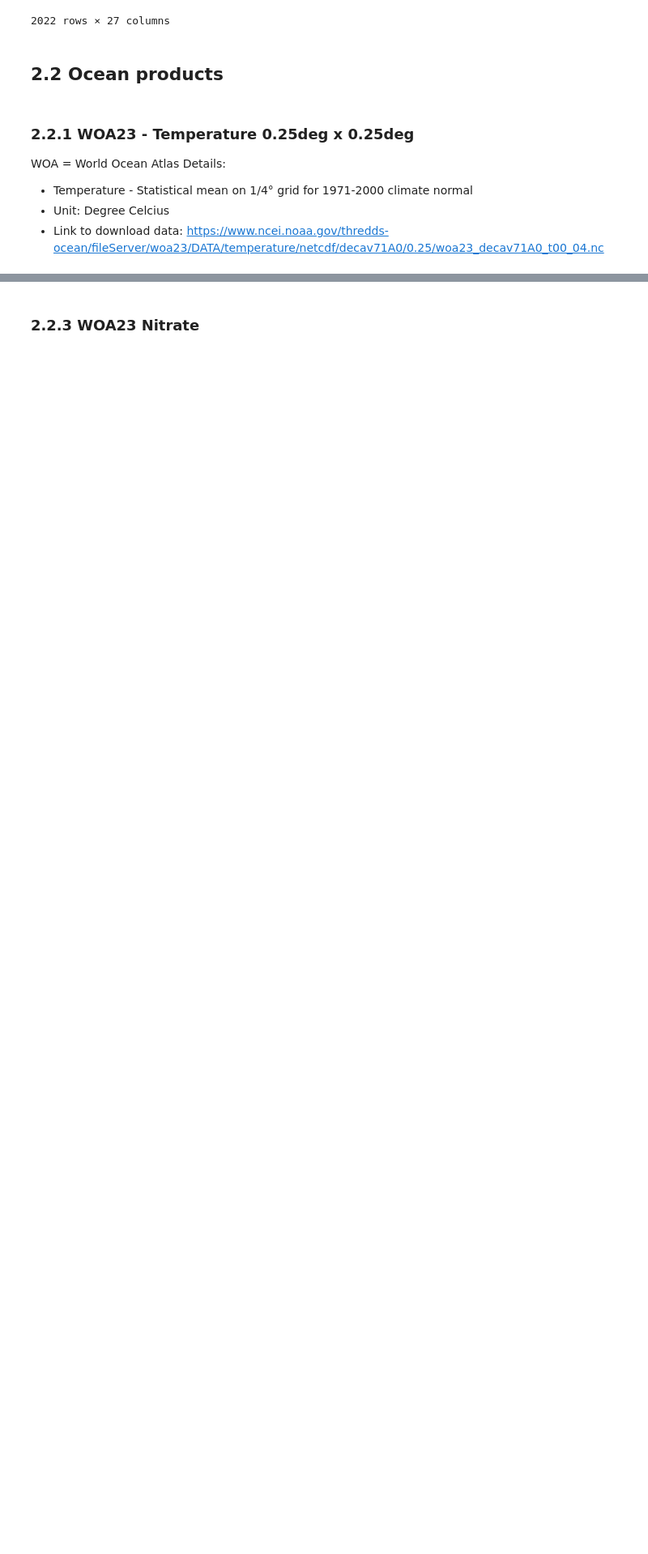
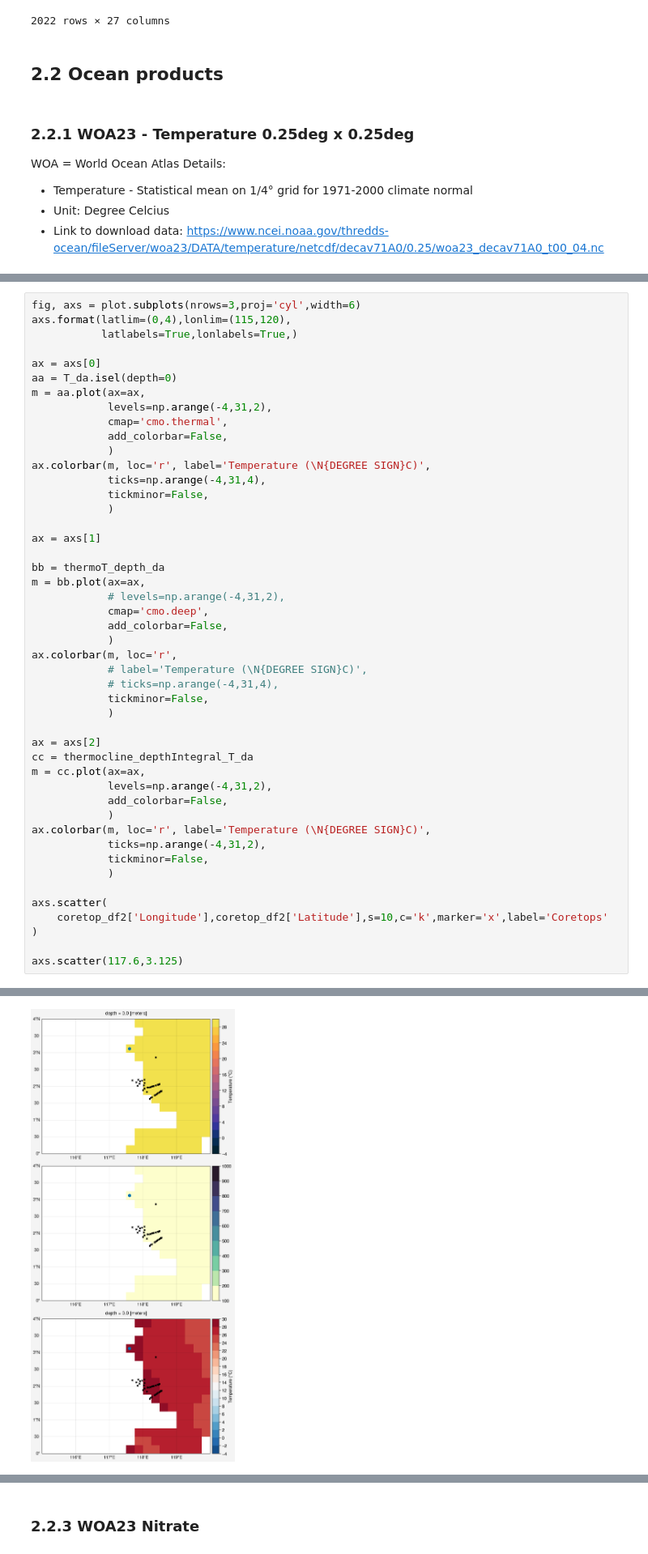
Before and after one commit to PaleoLipidRR/nutrient-effect-on-TEX, a Jupyter notebook: ipynb_files/SI_code1_PreProcessing.ipynb, the cells around one changed output, grey strips where cells are left out. Shown at 81% size. Saved outputs shown, nothing was run; the diff lists cells and outputs as text; blank space fills up the shorter version.

```diff
--- a/ipynb_files/SI_code1_PreProcessing.ipynb
+++ b/ipynb_files/SI_code1_PreProcessing.ipynb
@@ -602,0 +859,48 @@ ax.colorbar(m, loc='r', label='Temperature ($^\circ$C)',
+# %%
+fig, axs = plot.subplots(nrows=3,proj='cyl',width=6)
+axs.format(latlim=(0,4),lonlim=(115,120),
+           latlabels=True,lonlabels=True,)
+
+ax = axs[0]
+aa = T_da.isel(depth=0)
+m = aa.plot(ax=ax,
+            levels=np.arange(-4,31,2),
+            cmap='cmo.thermal',
+            add_colorbar=False,
+            )
+ax.colorbar(m, loc='r', label='Temperature (\N{DEGREE SIGN}C)',
+            ticks=np.arange(-4,31,4),
+            tickminor=False,
+            )
+
+ax = axs[1]
+
+bb = thermoT_depth_da
+m = bb.plot(ax=ax,
+            # levels=np.arange(-4,31,2),
+            cmap='cmo.deep',
+            add_colorbar=False,
+            )
+ax.colorbar(m, loc='r',
+            # label='Temperature (\N{DEGREE SIGN}C)',
+            # ticks=np.arange(-4,31,4),
+            tickminor=False,
+            )
+
+ax = axs[2]
+cc = thermocline_depthIntegral_T_da
+m = cc.plot(ax=ax,
+            levels=np.arange(-4,31,2),
+            add_colorbar=False,
+            )
+ax.colorbar(m, loc='r', label='Temperature (\N{DEGREE SIGN}C)',
+            ticks=np.arange(-4,31,2),
+            tickminor=False,
+            )
+
+axs.scatter(
+    coretop_df2['Longitude'],coretop_df2['Latitude'],s=10,c='k',marker='x',label='Coretops'
+)
+
+axs.scatter(117.6,3.125)
+# %% [output]
@@ -602,0 +910 @@ ax.colorbar(m, loc='r', label='Temperature ($^\circ$C)',
+[figure, added]
```
Also changed, not shown: parts of 38 cells of this notebook, 4 other files.
